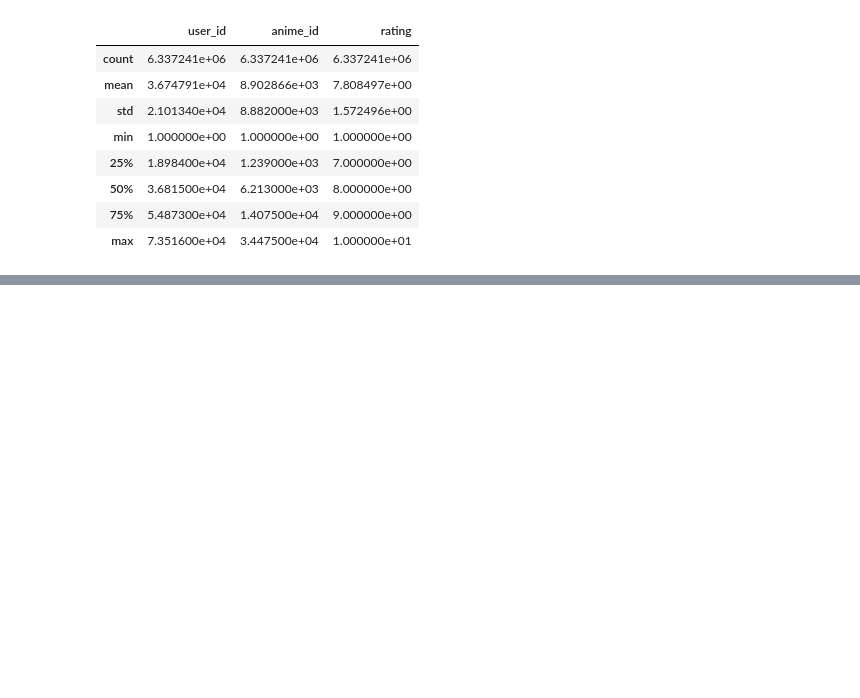
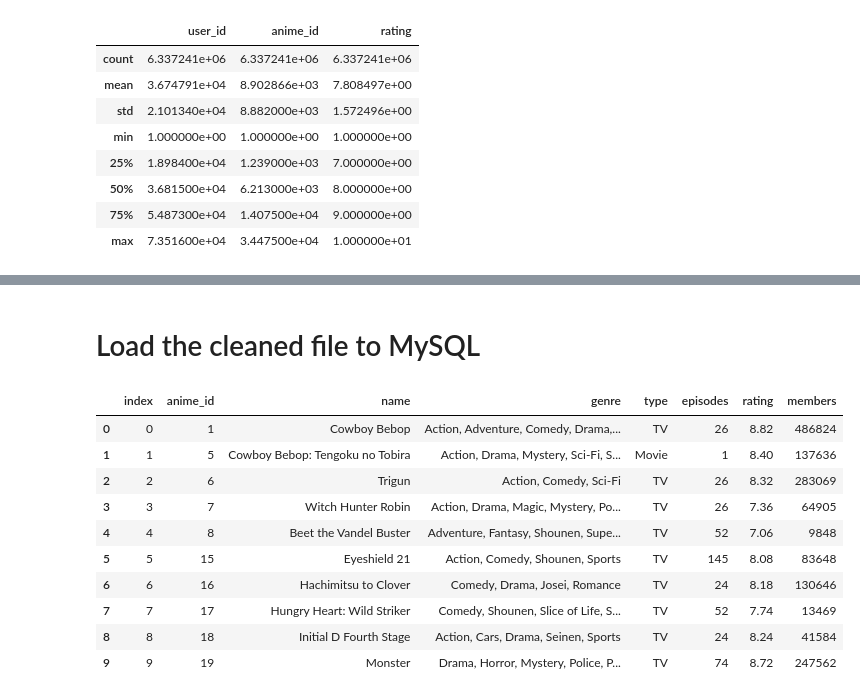
Before and after one commit to Maijizi/anime_ETL, a Jupyter notebook: ETL_anime_project.ipynb, the cells around one changed output, grey strips where cells are left out. Cells and saved outputs as stored; diff of their text form; code cells hidden in the pictures; blank space fills up the shorter version.

Commit message:
Add files via upload
Adding SQL alchemy code

```diff
--- a/ETL_anime_project.ipynb
+++ b/ETL_anime_project.ipynb
@@ -321,0 +249,2 @@ anime_cleaned
+# %% [markdown]
+# Load the cleaned file to MySQL
@@ -321,0 +266,3 @@ anime_cleaned
+# %%
+engine = create_engine('mysql://root:ShallWe1@3@localhost:3306/anime_db?charset=utf8')
+conn = engine.connect()
@@ -321,0 +273,17 @@ anime_cleaned
+# %%
+# Check that the data was uploaded to SQL correctly
+
+check_data = pd.read_sql("select * from anime limit 10", conn)
+check_data
+# %% [output]
+|  | index | anime_id | name | genre | type | episodes | rating | members |
+| 0 | 0 | 1 | Cowboy Bebop | Action, Adventure, Comedy, Drama,... | TV | 26 | 8.82 | 486824 |
+| 1 | 1 | 5 | Cowboy Bebop: Tengoku no Tobira | Action, Drama, Mystery, Sci-Fi, S... | Movie | 1 | 8.40 | 137636 |
+| 2 | 2 | 6 | Trigun | Action, Comedy, Sci-Fi | TV | 26 | 8.32 | 283069 |
+| 3 | 3 | 7 | Witch Hunter Robin | Action, Drama, Magic, Mystery, Po... | TV | 26 | 7.36 | 64905 |
+| 4 | 4 | 8 | Beet the Vandel Buster | Adventure, Fantasy, Shounen, Supe... | TV | 52 | 7.06 | 9848 |
+| 5 | 5 | 15 | Eyeshield 21 | Action, Comedy, Shounen, Sports | TV | 145 | 8.08 | 83648 |
+| 6 | 6 | 16 | Hachimitsu to Clover | Comedy, Drama, Josei, Romance | TV | 24 | 8.18 | 130646 |
+| 7 | 7 | 17 | Hungry Heart: Wild Striker | Comedy, Shounen, Slice of Life, S... | TV | 52 | 7.74 | 13469 |
+| 8 | 8 | 18 | Initial D Fourth Stage | Action, Cars, Drama, Seinen, Sports | TV | 24 | 8.24 | 41584 |
+| 9 | 9 | 19 | Monster | Drama, Horror, Mystery, Police, P... | TV | 74 | 8.72 | 247562 |
```
Also changed, not shown: parts of 26 cells of this notebook.
